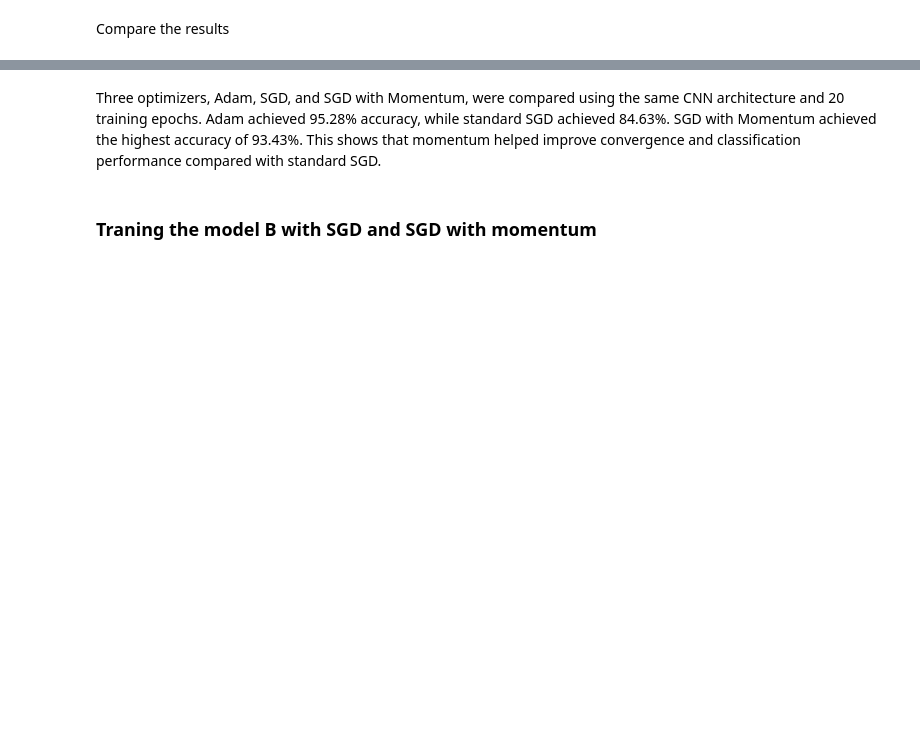
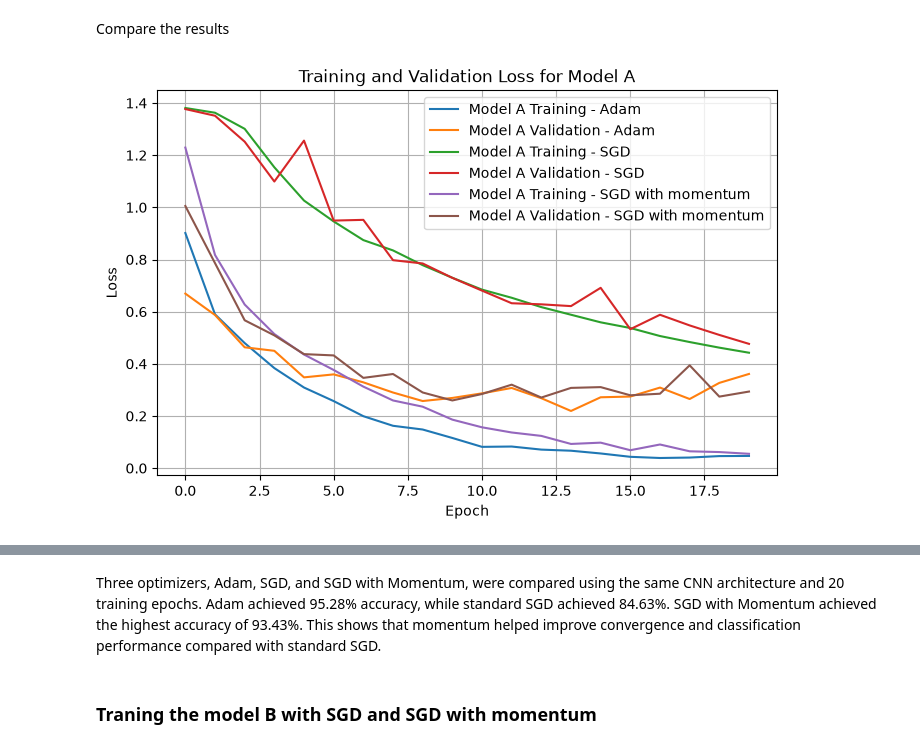
Before and after one commit to IdeaDP/Brain-Tumor-classification-using-a-Simple-convolutional-neural-network-CNN-, a Jupyter notebook: brain_tumor_classification_updated_Senuda.ipynb, the cells around one changed output, grey strips where cells are left out. Cells and saved outputs as stored; diff of their text form; code cells hidden in the pictures; blank space fills up the shorter version.

```diff
--- a/brain_tumor_classification_updated_Senuda.ipynb
+++ b/brain_tumor_classification_updated_Senuda.ipynb
@@ -605,5 +620,24 @@ Epoch [20/20] Train Loss: 0.0540 | Train Acc: 98.21% Val Loss: 0.2986 | Val Acc:
 # %% [markdown]
 Compare the results
+# %%
+plt.figure(figsize=(8, 5))
+
+plt.plot(train_loss_A, label="Model A Training - Adam")
+plt.plot(val_loss_A, label="Model A Validation - Adam")
+plt.plot(train_sgd, label="Model A Training - SGD")
+plt.plot(val_sgd, label="Model A Validation - SGD")
+plt.plot(train_momentum, label="Model A Training - SGD with momentum")
+plt.plot(val_momentum, label="Model A Validation - SGD with momentum")
+
+plt.xlabel("Epoch")
+plt.ylabel("Loss")
+plt.title("Training and Validation Loss for Model A")
+plt.legend()
+plt.grid()
+plt.savefig("Training and Validation Loss for Model A.pdf")
+plt.show()
+# %% [output]
+[figure, added]
 # %%
 for name, model in [
     ("Adam", model_A),
```
Also changed, not shown: parts of 17 cells of this notebook.
